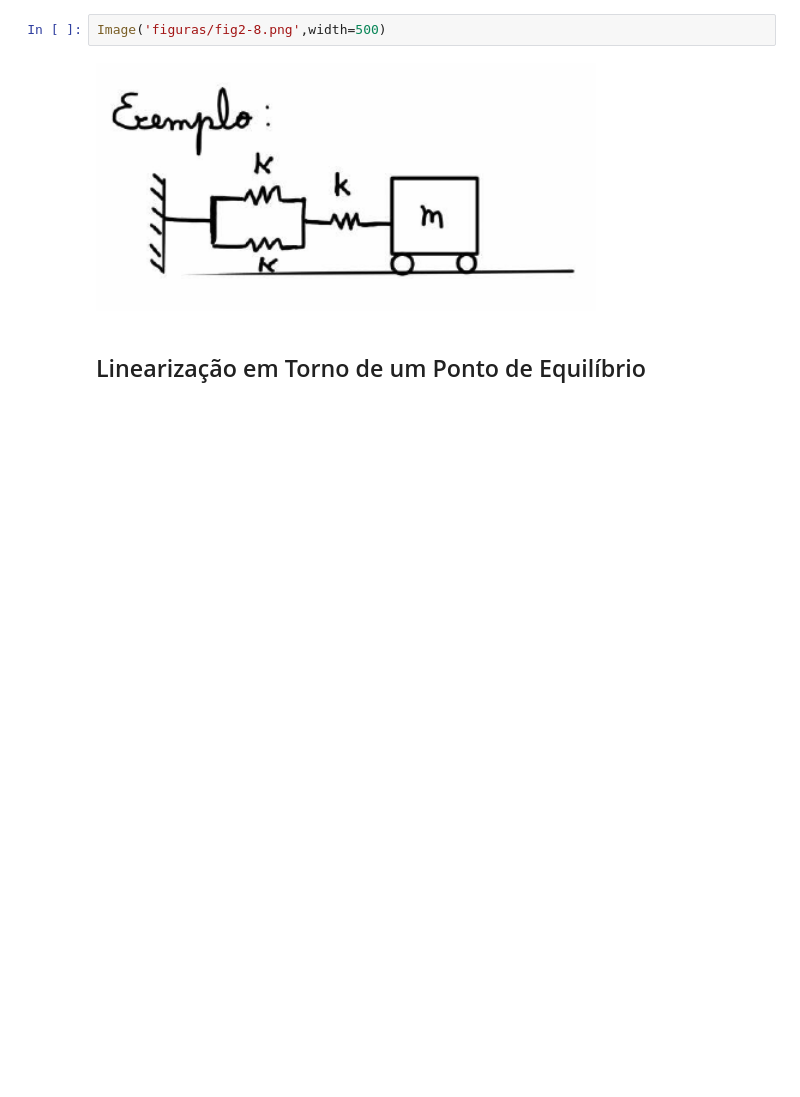
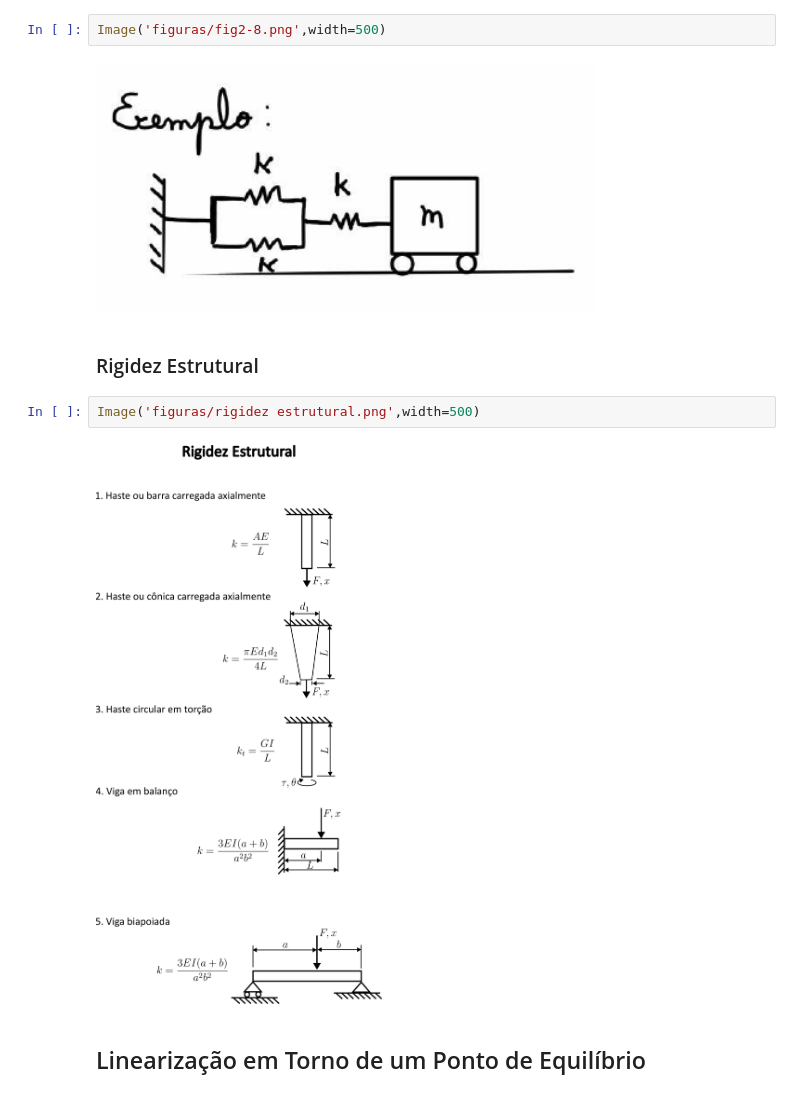
Before and after one commit to Pi-vi/Aulas_vibracoes, a Jupyter notebook: Vibs2.ipynb, the cells around one changed output. Saved outputs shown, nothing was run; the diff lists cells and outputs as text; blank space fills up the shorter version.

```diff
--- a/Vibs2.ipynb
+++ b/Vibs2.ipynb
@@ -333,6 +333,12 @@ Obtenha a rigidez equivalente do seguinte sistema:
 Image('figuras/fig2-8.png',width=500)
 # %% [output]
 [figure]
+# %% [markdown]
+### Rigidez Estrutural
+# %%
+Image('figuras/rigidez estrutural.png',width=500)
+# %% [output]
+[figure, added]
 # %% [markdown]
 ## Linearização em Torno de um Ponto de Equilíbrio
 # %% [markdown]
```
Also changed, not shown: parts of 2 cells of this notebook.
